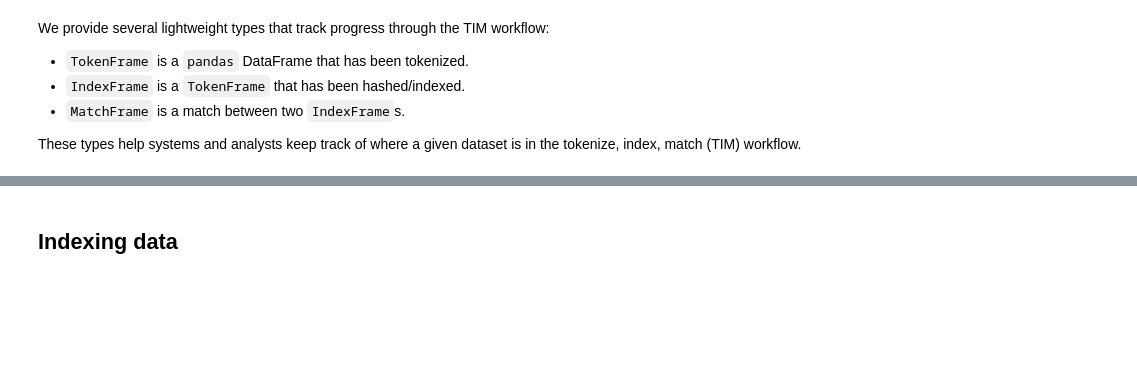
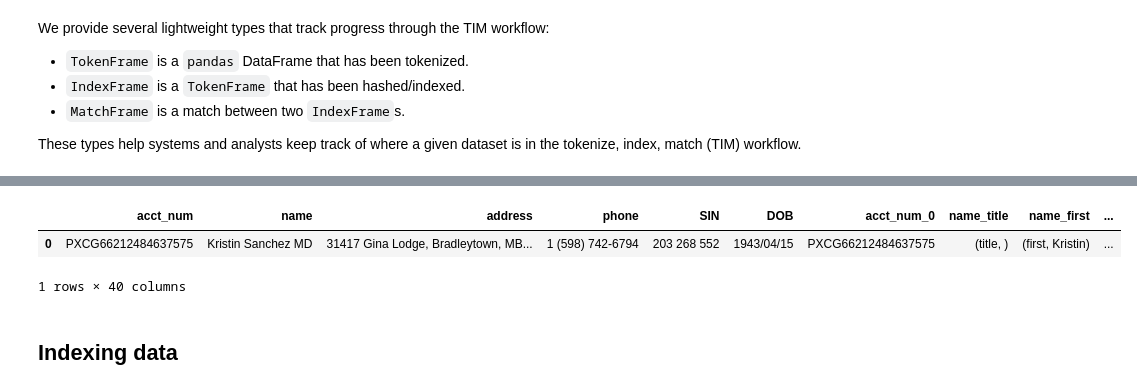
Before and after one commit to alfl/proofzero_sdk, a Jupyter notebook: core.ipynb, the cells around one changed output, grey strips where cells are left out. Saved outputs shown, nothing was run; the diff lists cells and outputs as text; code cells hidden in the pictures; blank space fills up the shorter version.

```diff
--- a/core.ipynb
+++ b/core.ipynb
@@ -55,0 +56,4 @@ def load(filename: str) -> pd.DataFrame:
+# %%
+data_1 = load('./data_1.csv')
+assert (data_1[:1].equals(pd.DataFrame({'acct_num': 'PXCG66212484637575', 'name': 'Kristin Sanchez MD', 'address': '31417 Gina Lodge, Bradleytown, MB P7G 4N5', 'phone': '1 (598) 742-6794', 'SIN': '203 268 552', 'DOB': '1943/04/15'}, index=[0])))
+data_1[:1]
@@ -103,6 +116,21 @@ def tokenize(
         ],
         axis=1,
     )
+# %%
+from proofzero_sdk.util import parseString, parseName, parseAddress, parsePhone, parseSIN, parseDate
+tokens_1 = tokenize(df=data_1[:1], schema={
+    'acct_num': [parseString],
+    'name': [parseName],
+    'address': [parseAddress],
+    'phone': [parsePhone],
+    'SIN': [parseSIN],
+    'DOB': [parseDate]
+}, suffix_delim='_')
+tokens_1[:1]
+# %% [output]
+|  | acct_num | name | address | phone | SIN | DOB | acct_num_0 | name_title | name_first | ... |
+| 0 | PXCG66212484637575 | Kristin Sanchez MD | 31417 Gina Lodge, Bradleytown, MB... | 1 (598) 742-6794 | 203 268 552 | 1943/04/15 | PXCG66212484637575 | (title, ) | (first, Kristin) | ... |
+1 rows × 40 columns
 # %% [markdown]
 ## Indexing data
 # %%
```
Also changed, not shown: parts of 15 cells of this notebook, 10 other files.
